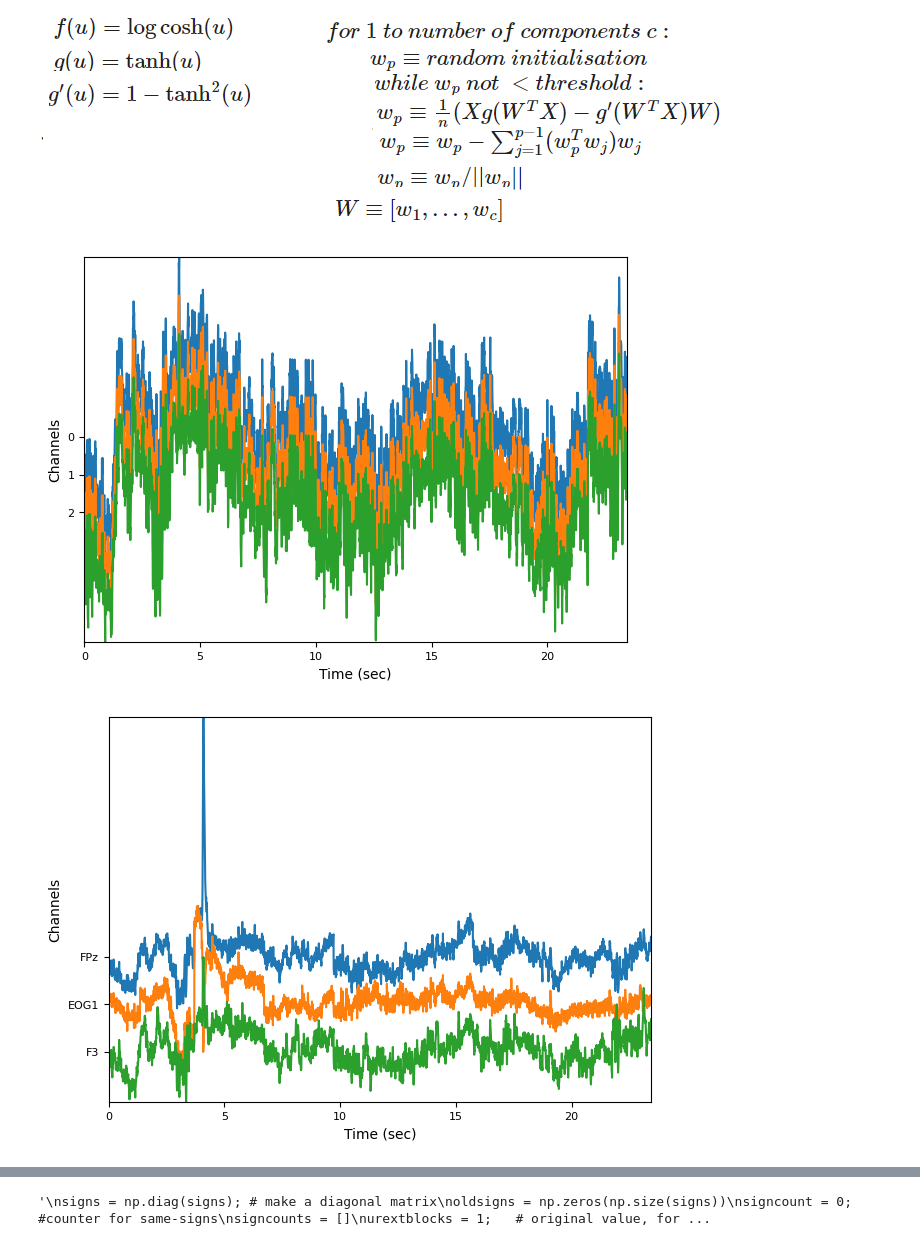
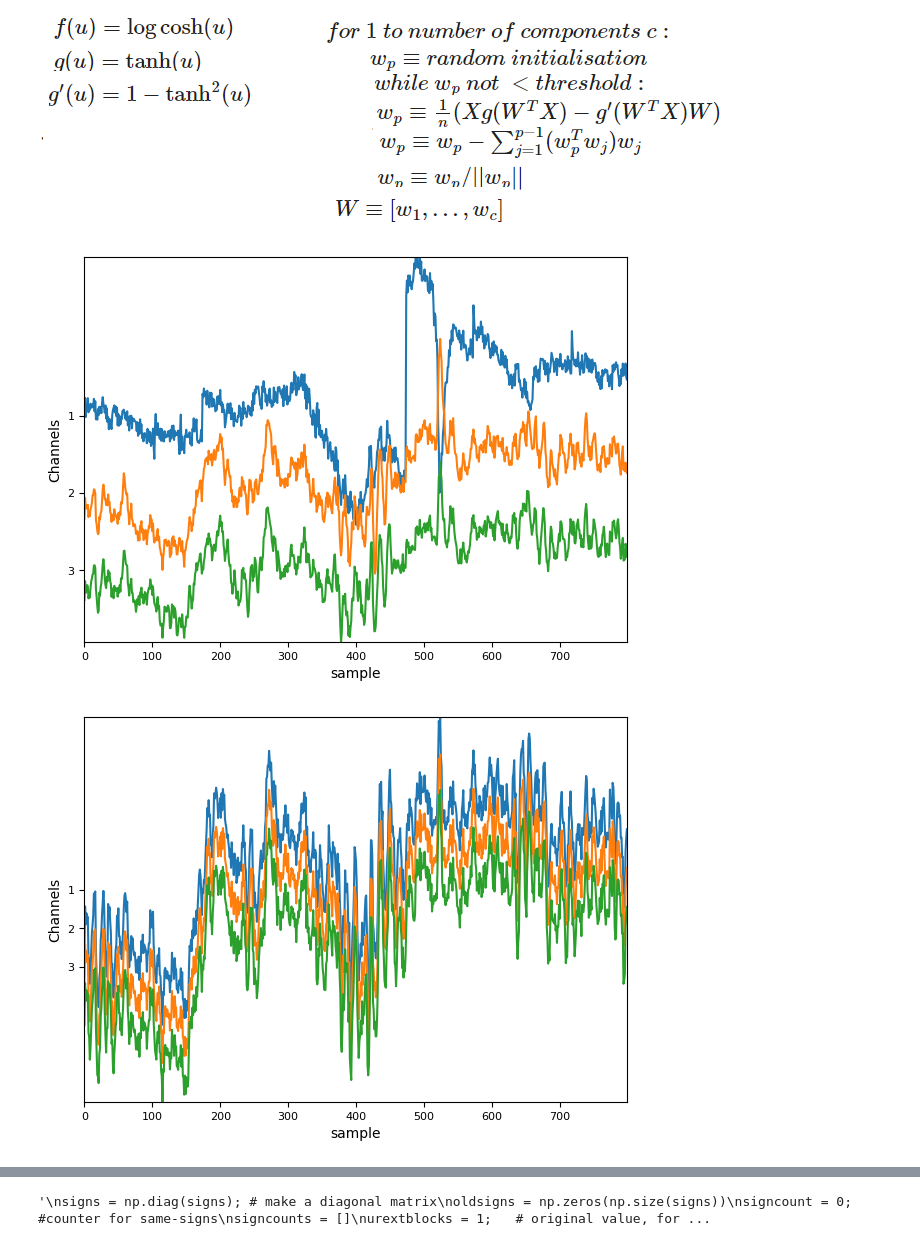
Before and after one commit to RezaSaadatyar/EEG-Lab, a Jupyter notebook: Code/App1_EEG.ipynb, the cells around one changed output, grey strips where cells are left out. Cells and saved outputs as stored; diff of their text form; code cells hidden in the pictures.

```diff
--- a/Code/App1_EEG.ipynb
+++ b/Code/App1_EEG.ipynb
@@ -197,11 +197,13 @@ for i in range(data_whitening.shape[1]):
         lim = np.abs(np.abs((weight_new * w.flatten()).sum()) - 1)     # Calculate limit condition
         weight[i, :] = weight_new  # Update weights
         j += 1   # Update counter
-# %%
-u = data_centered.dot(weight.T)
-
-plot_data(u.iloc[:,0:3],first_point, last_point, Fs)
-plot_data(data.iloc[:,0:3],first_point, last_point, Fs)
-# %% [output]
-[figure, removed]
-[figure, removed]
+# %%
+u = data_centered.dot(weight.T)
+first_point = 0
+last_point = 800
+dat =data.iloc[:,1:4]
+plot_data(dat, first_point, last_point,channels=None, Fs=None, normalize_data='off')
+plot_data(u.iloc[:,1:4], first_point, last_point,channels=None, Fs=None, normalize_data='off')
+# %% [output]
+[figure, added]
+[figure, added]
```
Also changed, not shown: parts of 2 cells of this notebook.
